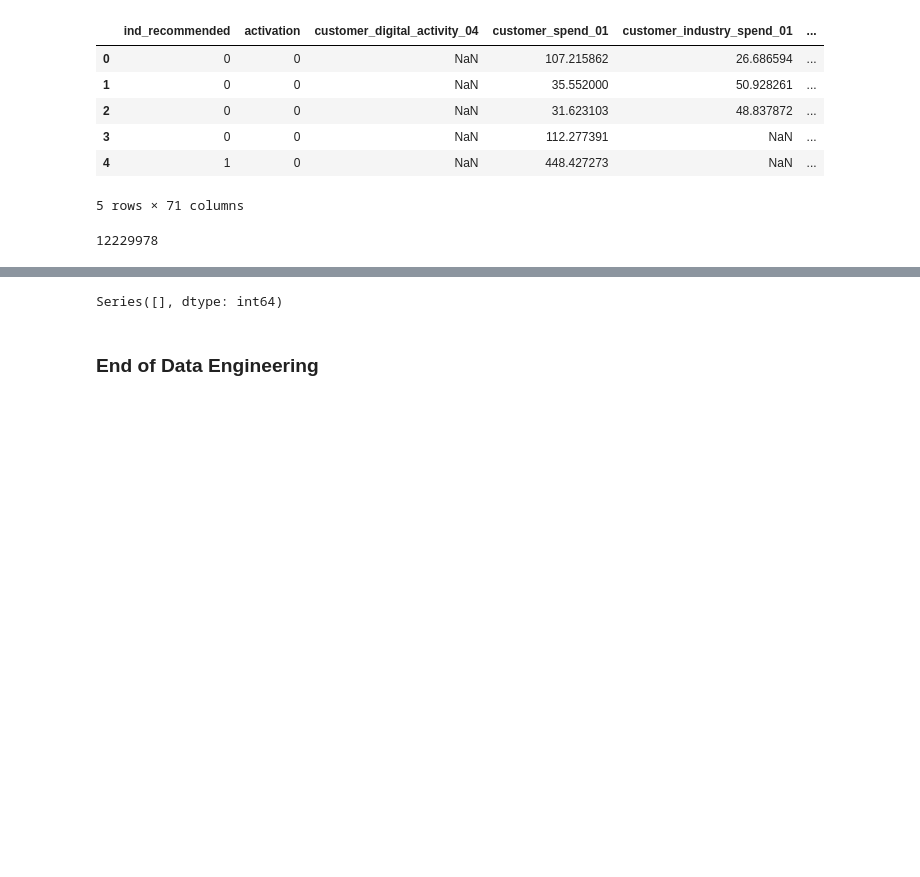
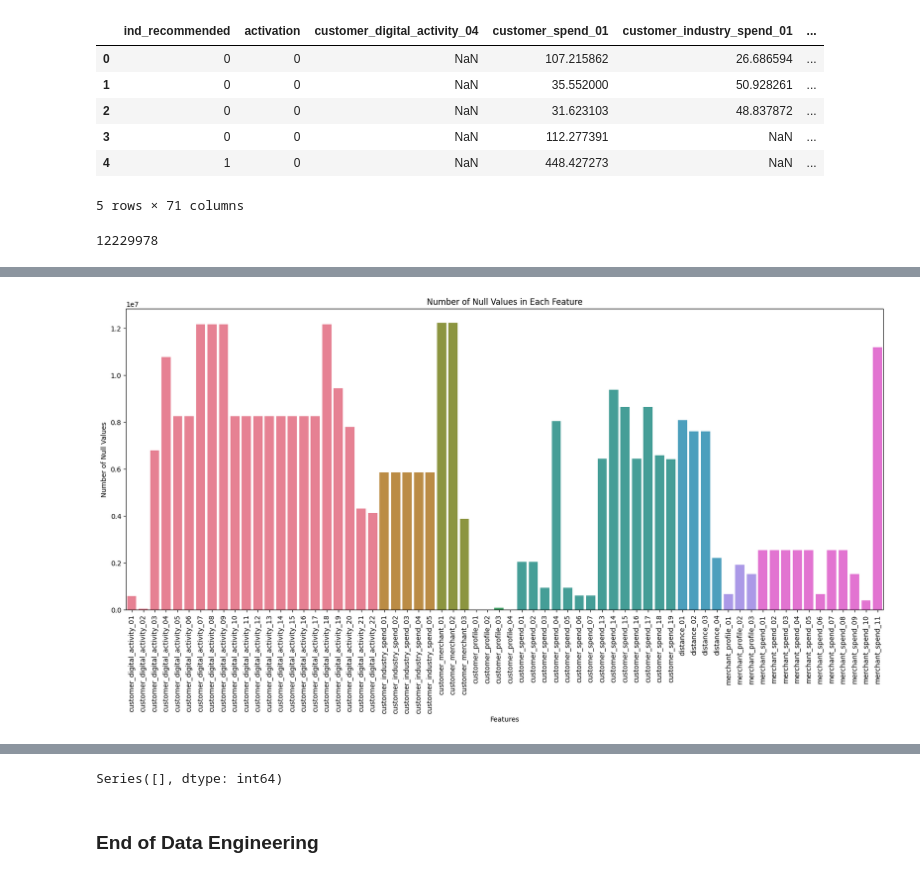
Before and after one commit to htuttttt/AMEX-AI-Hackathon, a Jupyter notebook: pipeline.ipynb, the cells around one changed output, grey strips where cells are left out. Cells and saved outputs as stored; diff of their text form; code cells hidden in the pictures; blank space fills up the shorter version.

```diff
--- a/pipeline.ipynb
+++ b/pipeline.ipynb
@@ -223,0 +95,25 @@ filtered_df = df[features].copy()
+# %%
+"""Visualise the null counts for each feature.
+This may give us better insights into which features are suitable for model training.
+"""
+
+null_values = df.isna().sum()
+null_values = null_values[null_values > 0]
+null_values.sort_index(inplace=True)
+prefixes = null_values.index.str.extract(r"(^.*?_)\d+")[0].fillna("")
+unique_colors = sb.color_palette("husl", n_colors=len(prefixes.unique()))
+color_mapping = {
+    prefix: color for prefix, color in zip(prefixes.unique(), unique_colors)
+}
+bar_colors = prefixes.map(color_mapping)
+
+
+plt.figure(figsize=(20, 8))
+sb.barplot(x=null_values.index, y=null_values.values, palette=bar_colors.to_list())
+plt.xticks(rotation=90)
+plt.xlabel("Features")
+plt.ylabel("Number of Null Values")
+plt.title("Number of Null Values in Each Feature")
+plt.show()
+# %% [output]
+[figure, added]
```
Also changed, not shown: parts of 22 cells of this notebook.
